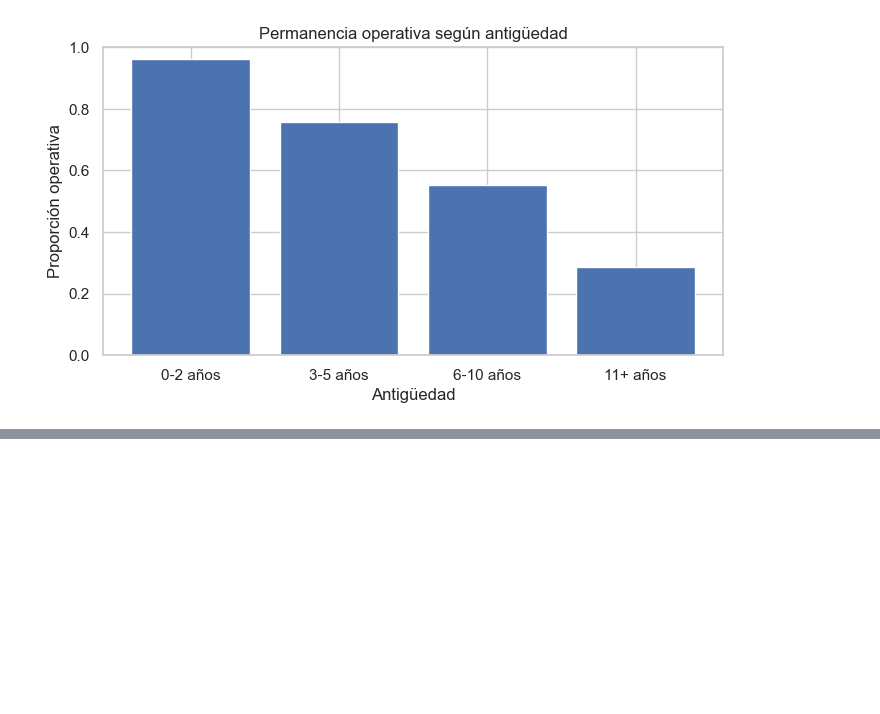
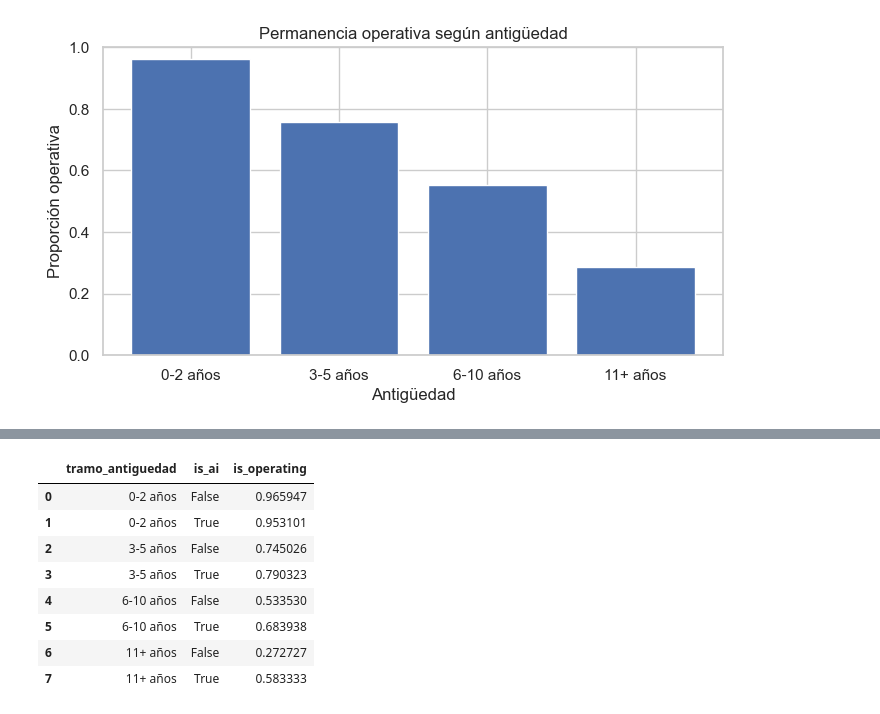
Before and after one commit to DanielCas7illo/U-Andres-Bello, a Jupyter notebook: F4/F4_AnálisisyResultados.ipynb, the cells around one changed output, grey strips where cells are left out. Saved outputs shown, nothing was run; the diff lists cells and outputs as text; code cells hidden in the pictures; blank space fills up the shorter version.

```diff
--- a/F4/F4_AnálisisyResultados.ipynb
+++ b/F4/F4_AnálisisyResultados.ipynb
@@ -295,0 +300,26 @@ plt.show()
+# %%
+comparacion = (
+
+    df
+    .groupby(
+        [
+            "tramo_antiguedad",
+            "is_ai"
+        ]
+    )["is_operating"]
+    .mean()
+    .reset_index()
+
+)
+
+comparacion
+# %% [output]
+|  | tramo_antiguedad | is_ai | is_operating |
+| 0 | 0-2 años | False | 0.965947 |
+| 1 | 0-2 años | True | 0.953101 |
+| 2 | 3-5 años | False | 0.745026 |
+| 3 | 3-5 años | True | 0.790323 |
+| 4 | 6-10 años | False | 0.533530 |
+| 5 | 6-10 años | True | 0.683938 |
+| 6 | 11+ años | False | 0.272727 |
+| 7 | 11+ años | True | 0.583333 |
```
Also changed, not shown: parts of 6 cells of this notebook, 1 other file.
